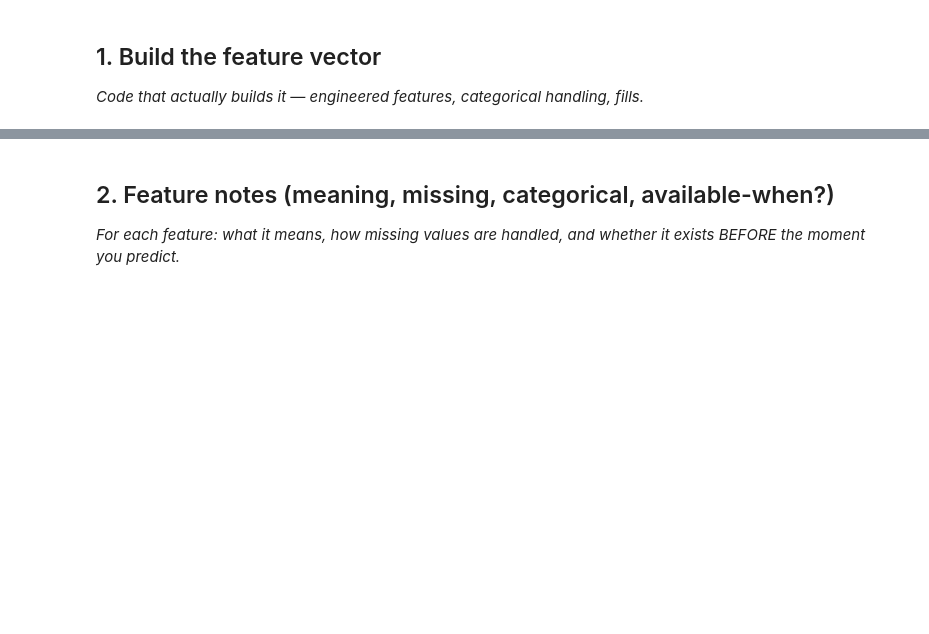
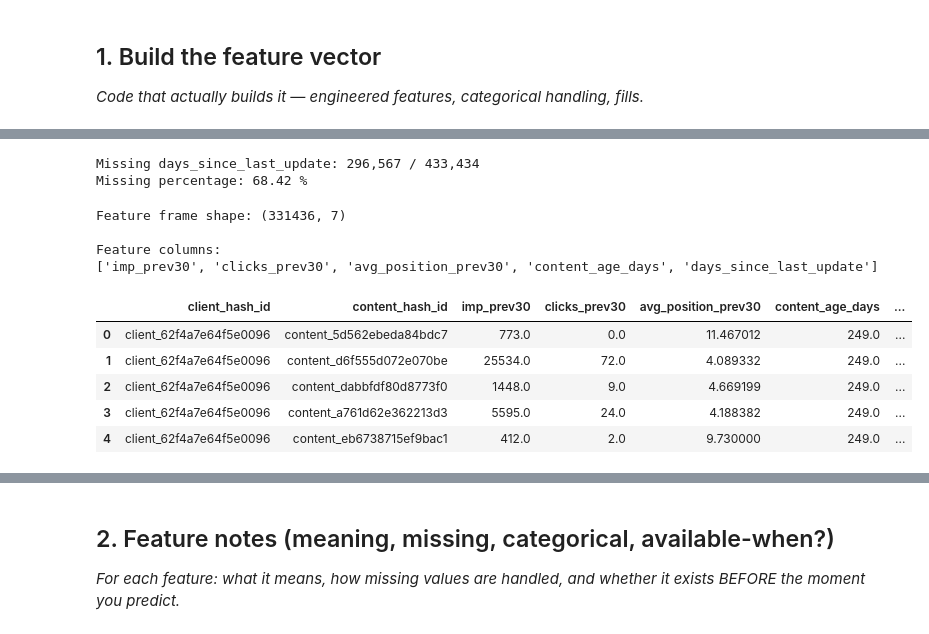
Before and after one commit to jawad-ahmed-developer/flyRank_Internship_Tasks, a Jupyter notebook: work/notebooks/w03_feature_leakage_check.ipynb, the cells around one changed output, grey strips where cells are left out. Drawn from its saved outputs; the diff is of its cells as text; code cells hidden in the pictures; blank space fills up the shorter version.

```diff
--- a/work/notebooks/w03_feature_leakage_check.ipynb
+++ b/work/notebooks/w03_feature_leakage_check.ipynb
@@ -190,0 +250,10 @@ Candidate bindings: "content_created_date", "content_updated_date", "content_typ
+# %%
+content_state = content_state.merge(
+    content_update_state,
+    on="content_hash_id",
+    how="left"
+)
+
+print("Content-state shape:", content_state.shape)
+
+content_state.head()
@@ -190,0 +294,60 @@ Candidate bindings: "content_created_date", "content_updated_date", "content_typ
+# %%
+missing_update = (
+    content_state["days_since_last_update"].isna().sum()
+)
+
+total_content = len(content_state)
+
+print(
+    f"Missing days_since_last_update: "
+    f"{missing_update:,} / {total_content:,}"
+)
+
+print(
+    "Missing percentage:",
+    round(missing_update / total_content * 100, 2),
+    "%"
+)
+# %% [output]
+Missing days_since_last_update: 296,567 / 433,434
+Missing percentage: 68.42 %
+# %%
+FEATURES = [
+    "imp_prev30",
+    "clicks_prev30",
+    "avg_position_prev30",
+    "content_age_days",
+    "days_since_last_update",
+]
+
+feature_frame = historical_features.merge(
+    content_state,
+    on="content_hash_id",
+    how="left"
+)
+
+feature_frame = feature_frame[
+    [
+        "client_hash_id",
+        "content_hash_id",
+        *FEATURES
+    ]
+].copy()
+
+print("Feature frame shape:", feature_frame.shape)
+
+print("\nFeature columns:")
+print(FEATURES)
+
+feature_frame.head()
+# %% [output]
+Feature frame shape: (331436, 7)
+
+Feature columns:
+['imp_prev30', 'clicks_prev30', 'avg_position_prev30', 'content_age_days', 'days_since_last_update']
+|  | client_hash_id | content_hash_id | imp_prev30 | clicks_prev30 | avg_position_prev30 | content_age_days | ... |
+| 0 | client_62f4a7e64f5e0096 | content_5d562ebeda84bdc7 | 773.0 | 0.0 | 11.467012 | 249.0 | ... |
+| 1 | client_62f4a7e64f5e0096 | content_d6f555d072e070be | 25534.0 | 72.0 | 4.089332 | 249.0 | ... |
+| 2 | client_62f4a7e64f5e0096 | content_dabbfdf80d8773f0 | 1448.0 | 9.0 | 4.669199 | 249.0 | ... |
+| 3 | client_62f4a7e64f5e0096 | content_a761d62e362213d3 | 5595.0 | 24.0 | 4.188382 | 249.0 | ... |
+| 4 | client_62f4a7e64f5e0096 | content_eb6738715ef9bac1 | 412.0 | 2.0 | 9.730000 | 249.0 | ... |
```
Also changed, not shown: parts of 18 cells of this notebook.
